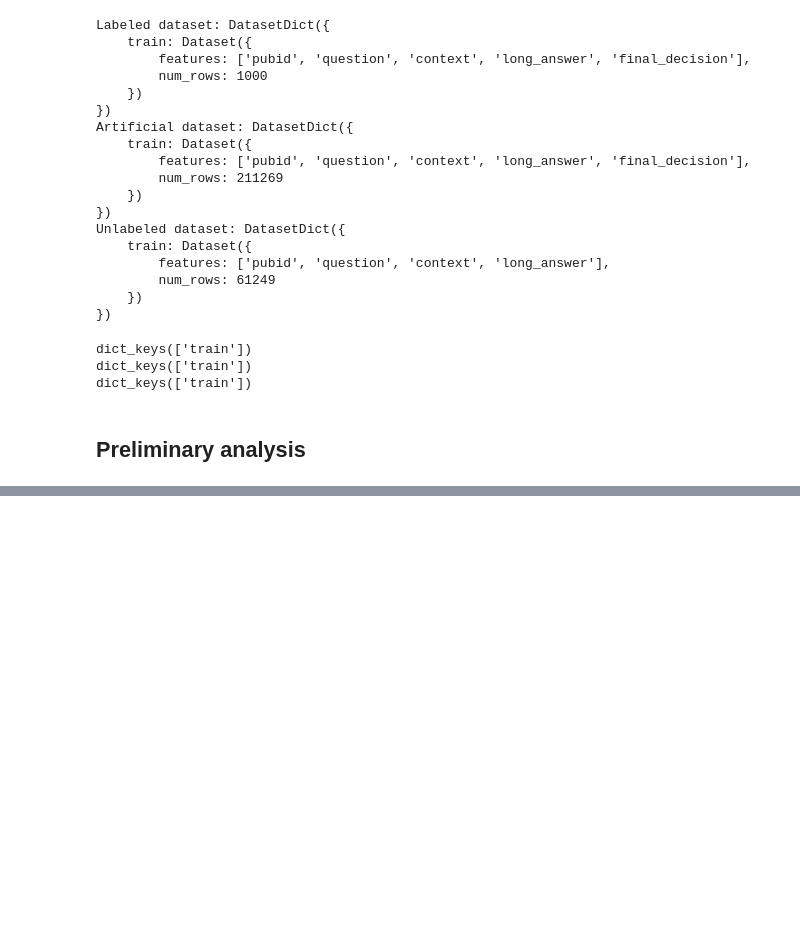
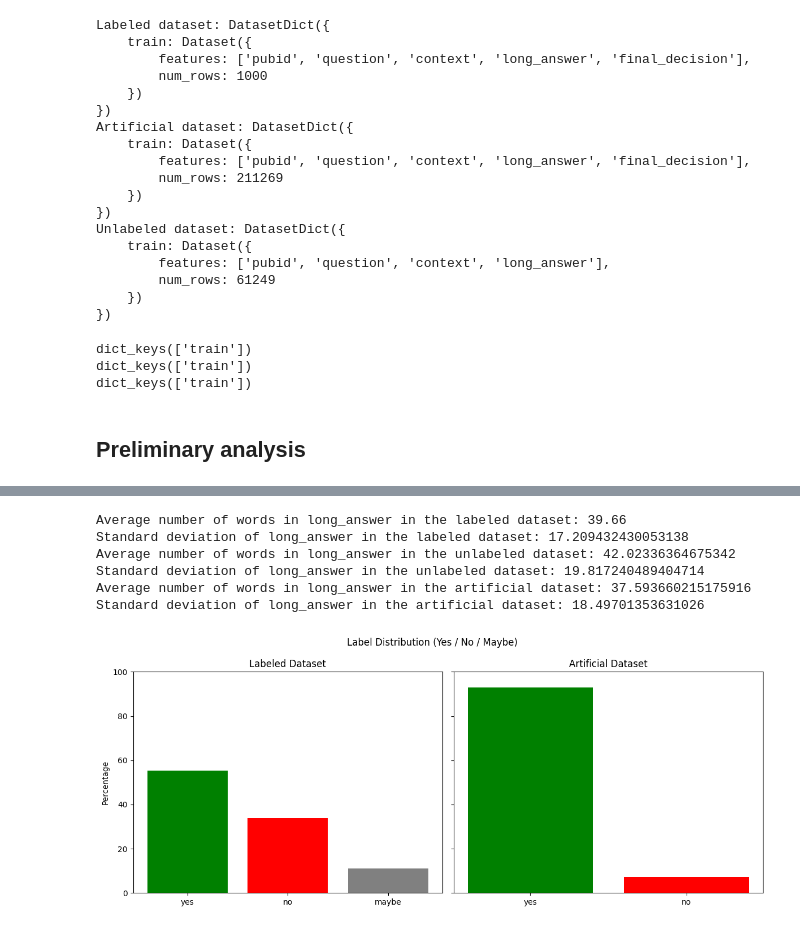
Before and after one commit to KetrinMehmeti/NLP-Project-Group-Angela, a Jupyter notebook: pubmedQA.ipynb, the cells around one changed output, grey strips where cells are left out. Saved outputs shown, nothing was run; the diff lists cells and outputs as text; code cells hidden in the pictures; blank space fills up the shorter version.

Commit message:
Ho aggiunto delle informazioni statistiche sulla durata di ciascuna feature e fatto un grafico per vedere la distribuzione delle labels yes/no/maybe BISOGNA AGGIUNGERE COMMENTO AL GRAFICO

```diff
--- a/pubmedQA.ipynb
+++ b/pubmedQA.ipynb
@@ -101,5 +104,12 @@ print(dataset_unlabeled.keys())
 dict_keys(['train'])
 dict_keys(['train'])
 dict_keys(['train'])
+# %%
+import pandas as pd
+
+# Convert the datasets to pandas DataFrames for easier manipulation
+df_labeled = pd.DataFrame(dataset_labeled['train'])
+df_unlabeled = pd.DataFrame(dataset_unlabeled['train'])
+df_artificial = pd.DataFrame(dataset_artificial['train'])
 # %% [markdown]
 ## Preliminary analysis
@@ -177,0 +258,53 @@ dict_keys(['train'])
+# %%
+long_answ_lengths_L = df_labeled['long_answer'].apply(lambda x: len(x.split()))
+print("Average number of words in long_answer in the labeled dataset:", long_answ_lengths_L.mean())
+print("Standard deviation of long_answer in the labeled dataset:", long_answ_lengths_L.std())
+
+long_answ_lengths_U = df_unlabeled['long_answer'].apply(lambda x: len(x.split()))
+print("Average number of words in long_answer in the unlabeled dataset:", long_answ_lengths_U.mean())
+print("Standard deviation of long_answer in the unlabeled dataset:", long_answ_lengths_U.std())
+
+long_answ_lengths_A = df_artificial['long_answer'].apply(lambda x: len(x.split()))
+print("Average number of words in long_answer in the artificial dataset:", long_answ_lengths_A.mean())
+print("Standard deviation of long_answer in the artificial dataset:", long_answ_lengths_A.std())
+
+# The average number of words in the 'long_answer' field is relatively similar across the three datasets,
+# ranging from approximately 37.6 to 42.0 words. The standard deviations are also comparable,
+# suggesting that the variability in long answer lengths is consistent. Overall, there are no significant discrepancies in length distribution.
+# %% [output]
+Average number of words in long_answer in the labeled dataset: 39.66
+Standard deviation of long_answer in the labeled dataset: 17.209432430053138
+Average number of words in long_answer in the unlabeled dataset: 42.02336364675342
+Standard deviation of long_answer in the unlabeled dataset: 19.817240489404714
+Average number of words in long_answer in the artificial dataset: 37.593660215175916
+Standard deviation of long_answer in the artificial dataset: 18.49701353631026
+# %%
+# Create subplots with shared y-axis to ensure the same scale across both bar plots.
+# This makes it easier to visually compare the distribution of 'yes', 'no', and 'maybe' labels
+# between the labeled and artificial datasets.
+
+import matplotlib.pyplot as plt
+
+# Count label frequencies
+labeled_counts = df_labeled['final_decision'].value_counts(normalize=True) * 100
+artificial_counts = df_artificial['final_decision'].value_counts(normalize=True) * 100
+
+# Create subplots
+fig, axes = plt.subplots(1, 2, figsize=(12, 5), sharey=True)
+
+# Plot labeled dataset
+axes[0].bar(labeled_counts.index, labeled_counts.values, color=['green', 'red', 'gray'])
+axes[0].set_title("Labeled Dataset")
+axes[0].set_ylabel("Percentage")
+axes[0].set_ylim(0, 100)
+
+# Plot artificial dataset
+axes[1].bar(artificial_counts.index, artificial_counts.values, color=['green', 'red', 'gray'])
+axes[1].set_title("Artificial Dataset")
+axes[1].set_ylim(0, 100)
+
+plt.suptitle("Label Distribution (Yes / No / Maybe)")
+plt.tight_layout()
+plt.show()
+# %% [output]
+[figure, added]
```
Also changed, not shown: parts of 11 cells of this notebook.
